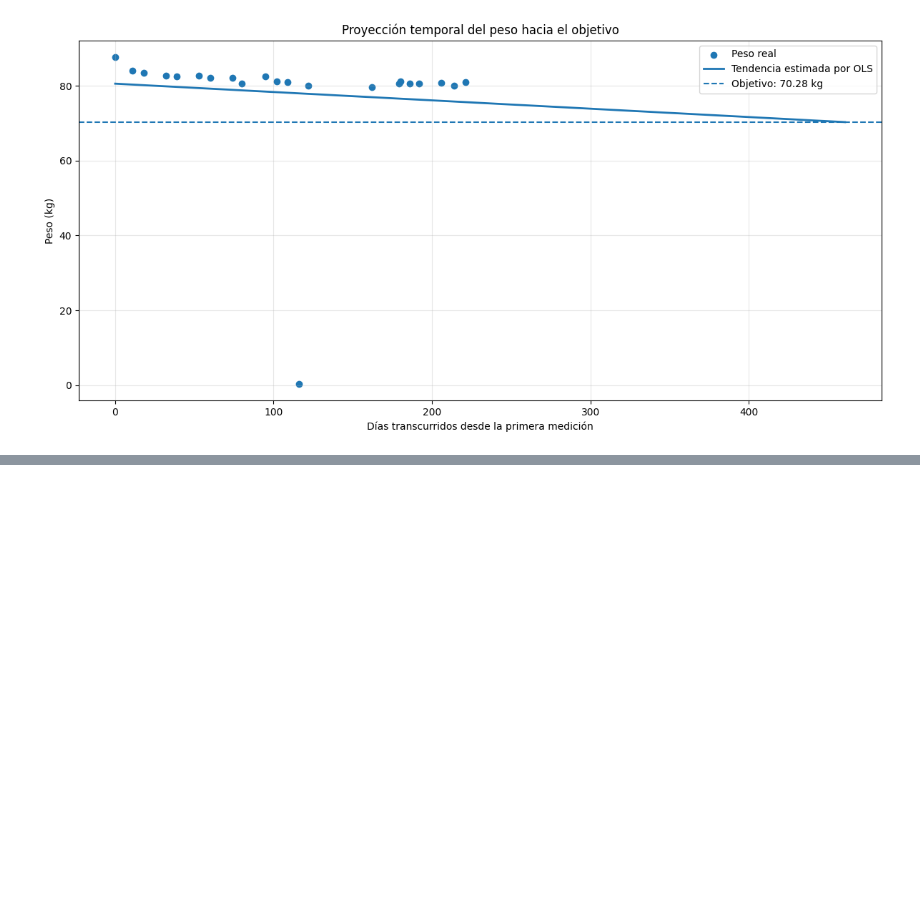
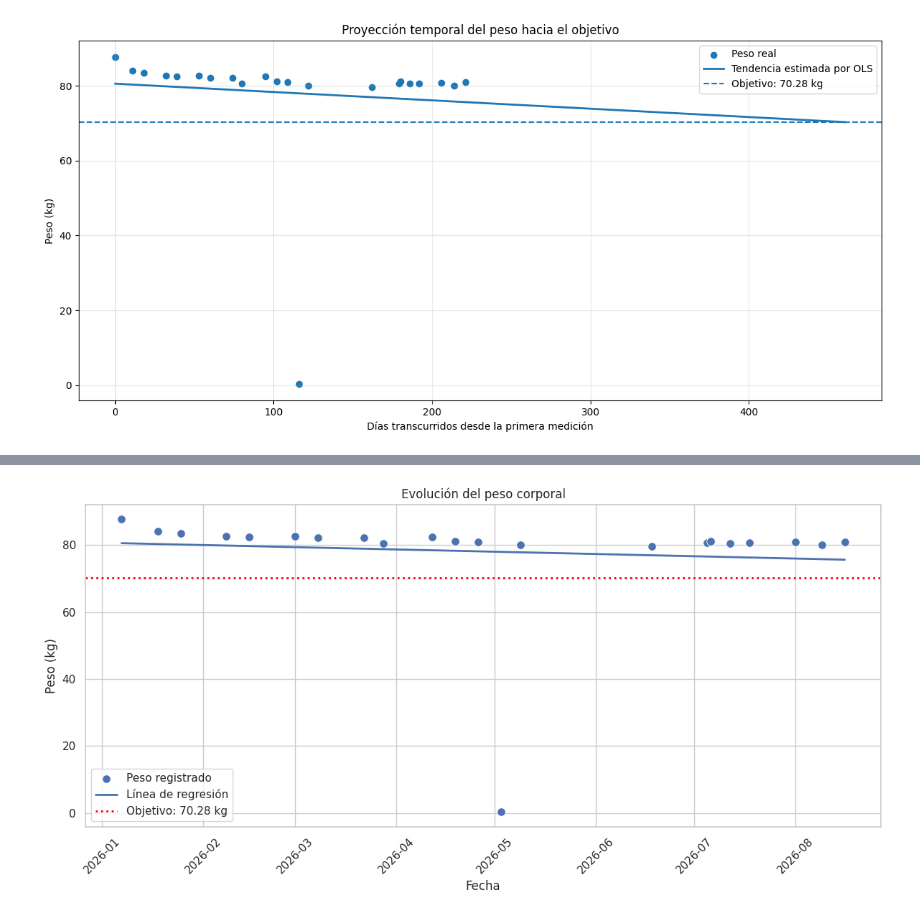
Before and after one commit to GabyPaolaING/Machine-Learning, a Jupyter notebook: P2P1.- INTEGRACIÓN MULTIFUENTE DE DATOS .ipynb, the cells around one changed output, grey strips where cells are left out. Cells and saved outputs as stored; diff of their text form; code cells hidden in the pictures; blank space fills up the shorter version.

```diff
--- a/P2P1.- INTEGRACIÓN MULTIFUENTE DE DATOS .ipynb
+++ b/P2P1.- INTEGRACIÓN MULTIFUENTE DE DATOS .ipynb
@@ -2599,0 +2602,20 @@ plt.show()
+# %%
+# ==========================================
+# P2P5: VISUALIZACIÓN DE DATOS Y DATA STORYTELLING
+# ==========================================
+
+import pandas as pd
+import numpy as np
+import sqlite3
+import json
+import matplotlib.pyplot as plt
+import seaborn as sns
+
+# Configurar el estilo de las gráficas
+sns.set_theme(style="whitegrid")
+
+# Tamaño y resolución de las gráficas
+plt.rcParams["figure.figsize"] = (16, 10)
+plt.rcParams["figure.dpi"] = 100
+
+print("Bibliotecas cargadas correctamente.")
@@ -2599,0 +2716,66 @@ plt.show()
+# %%
+
+# CELDA 5: Gráfica del peso con regresión lineal
+
+from scipy.stats import linregress
+
+# Ordenar los datos por fecha
+df_grafica = df_peso.dropna(
+    subset=["Fecha_DT", "Peso(Kg)"]
+).sort_values("Fecha_DT").copy()
+
+# Calcular los días transcurridos desde la primera medición
+df_grafica["Dias"] = (
+    df_grafica["Fecha_DT"] - df_grafica["Fecha_DT"].min()
+).dt.days
+
+# Calcular la regresión lineal
+pendiente, intercepto, r, p, error = linregress(
+    df_grafica["Dias"],
+    df_grafica["Peso(Kg)"]
+)
+
+# Calcular los valores de la línea de tendencia
+df_grafica["Tendencia"] = (
+    pendiente * df_grafica["Dias"] + intercepto
+)
+
+# Crear la gráfica
+plt.figure(figsize=(12, 6))
+
+sns.scatterplot(
+    data=df_grafica,
+    x="Fecha_DT",
+    y="Peso(Kg)",
+    label="Peso registrado",
+    s=70
+)
+
+plt.plot(
+    df_grafica["Fecha_DT"],
+    df_grafica["Tendencia"],
+    label="Línea de regresión",
+    linewidth=2
+)
+
+# Línea roja del objetivo
+plt.axhline(
+    y=70.28,
+    color="red",
+    linestyle=":",
+    linewidth=2,
+    label="Objetivo: 70.28 kg"
+)
+
+plt.title("Evolución del peso corporal")
+plt.xlabel("Fecha")
+plt.ylabel("Peso (kg)")
+plt.legend()
+plt.xticks(rotation=45)
+plt.tight_layout()
+plt.show()
+
+print(f"Pendiente de la regresión: {pendiente:.4f} kg por día")
+print(f"Coeficiente de determinación R²: {r**2:.4f}")
+# %% [output]
+[figure, added]
```
Also changed, not shown: parts of 16 cells of this notebook.
